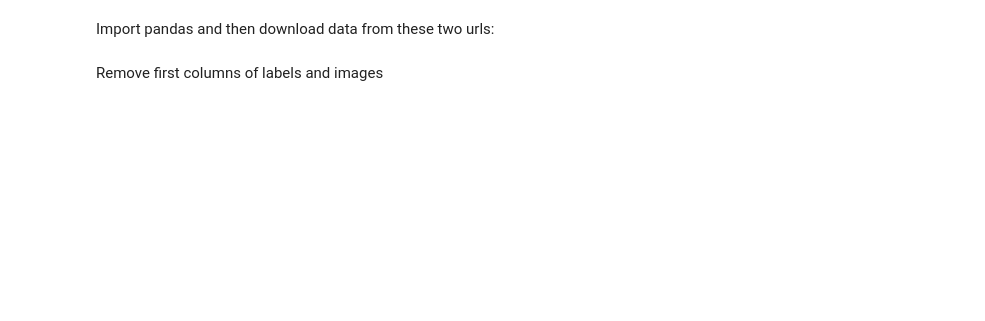
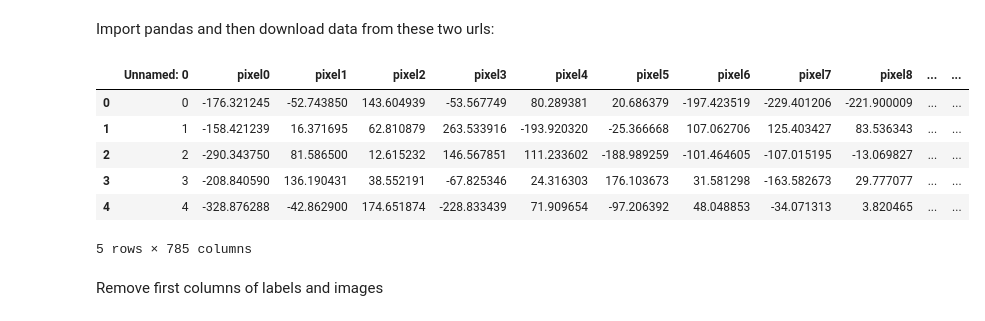
Before and after one commit to msche81/2-Jedha_Fullstack, a Jupyter notebook: 7_unsupervised_machine_learning/3_Dimensionality_Reduction_PCA/1-3_Noise_Cancellation_PCA_Exercice.ipynb, the cells around one changed output. Saved outputs shown, nothing was run; the diff lists cells and outputs as text; code cells hidden in the pictures; blank space fills up the shorter version.

```diff
--- a/7_unsupervised_machine_learning/3_Dimensionality_Reduction_PCA/1-3_Noise_Cancellation_PCA_Exercice.ipynb
+++ b/7_unsupervised_machine_learning/3_Dimensionality_Reduction_PCA/1-3_Noise_Cancellation_PCA_Exercice.ipynb
@@ -15,6 +17,14 @@ Import pandas and then download data from these two urls:
 url_images = "https://full-stack-bigdata-datasets.s3.eu-west-3.amazonaws.com/Machine+Learning+non+Supervis%C3%A9/PCA/noisy_digits.csv"
 url_labels = "https://full-stack-bigdata-datasets.s3.eu-west-3.amazonaws.com/Machine+Learning+non+Supervis%C3%A9/PCA/noisy_digits_labels.csv"
 # %%
-dataset_images = pd.read_csv(url_images)
+digits, labels = pd.read_csv(url_images), pd.read_csv(url_labels)
 
-dataset_images.head()
+digits.head()
+# %% [output]
+|  | Unnamed: 0 | pixel0 | pixel1 | pixel2 | pixel3 | pixel4 | pixel5 | pixel6 | pixel7 | pixel8 | ... | ... |
+| 0 | 0 | -176.321245 | -52.743850 | 143.604939 | -53.567749 | 80.289381 | 20.686379 | -197.423519 | -229.401206 | -221.900009 | ... | ... |
+| 1 | 1 | -158.421239 | 16.371695 | 62.810879 | 263.533916 | -193.920320 | -25.366668 | 107.062706 | 125.403427 | 83.536343 | ... | ... |
+| 2 | 2 | -290.343750 | 81.586500 | 12.615232 | 146.567851 | 111.233602 | -188.989259 | -101.464605 | -107.015195 | -13.069827 | ... | ... |
+| 3 | 3 | -208.840590 | 136.190431 | 38.552191 | -67.825346 | 24.316303 | 176.103673 | 31.581298 | -163.582673 | 29.777077 | ... | ... |
+| 4 | 4 | -328.876288 | -42.862900 | 174.651874 | -228.833439 | 71.909654 | -97.206392 | 48.048853 | -34.071313 | 3.820465 | ... | ... |
+5 rows × 785 columns
```
Also changed, not shown: parts of 23 cells of this notebook, 6 other files.
